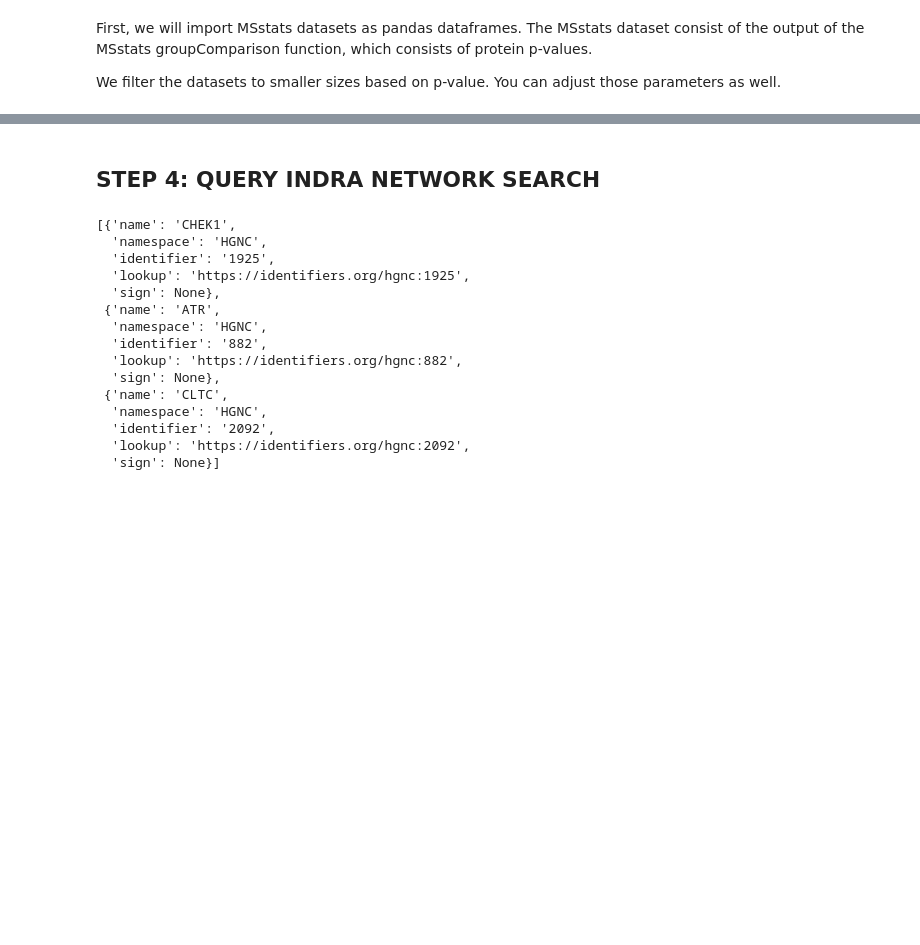
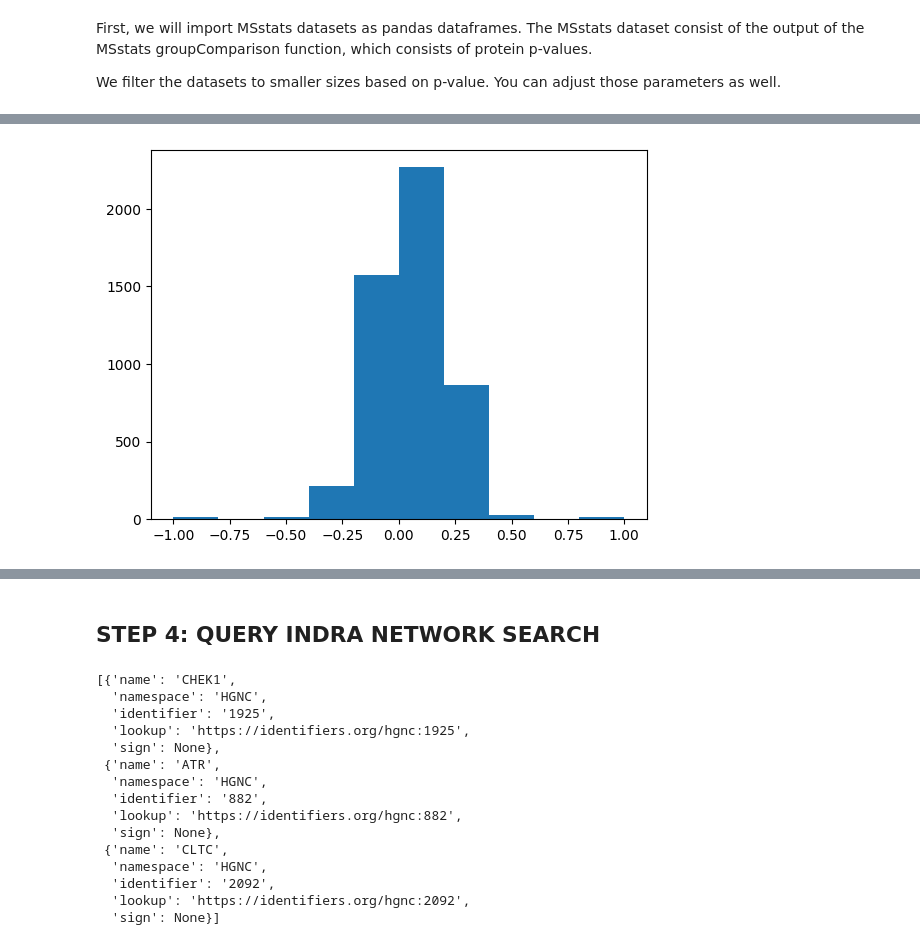
Before and after one commit to gyorilab/indra_may_institute, a Jupyter notebook: drug-demo.ipynb, the cells around one changed output, grey strips where cells are left out. Drawn from its saved outputs; the diff is of its cells as text; code cells hidden in the pictures; blank space fills up the shorter version.

```diff
--- a/drug-demo.ipynb
+++ b/drug-demo.ipynb
@@ -118,0 +163,10 @@ source_df
+# %%
+dmso_data = data[data["GROUP"] == "DMSO"]
+dmso_data = dmso_data[['Protein', 'originalRUN', 'LogIntensities']]
+wide_data = dmso_data.pivot(index='originalRUN', columns='Protein', values='LogIntensities')
+wide_data = wide_data.iloc[:, 1:]
+correlations = wide_data.corr()
+plt.hist(correlations['CHK1_HUMAN'])
+plt.show()
+# %% [output]
+[figure, added]
```
Also changed, not shown: parts of 18 cells of this notebook.
